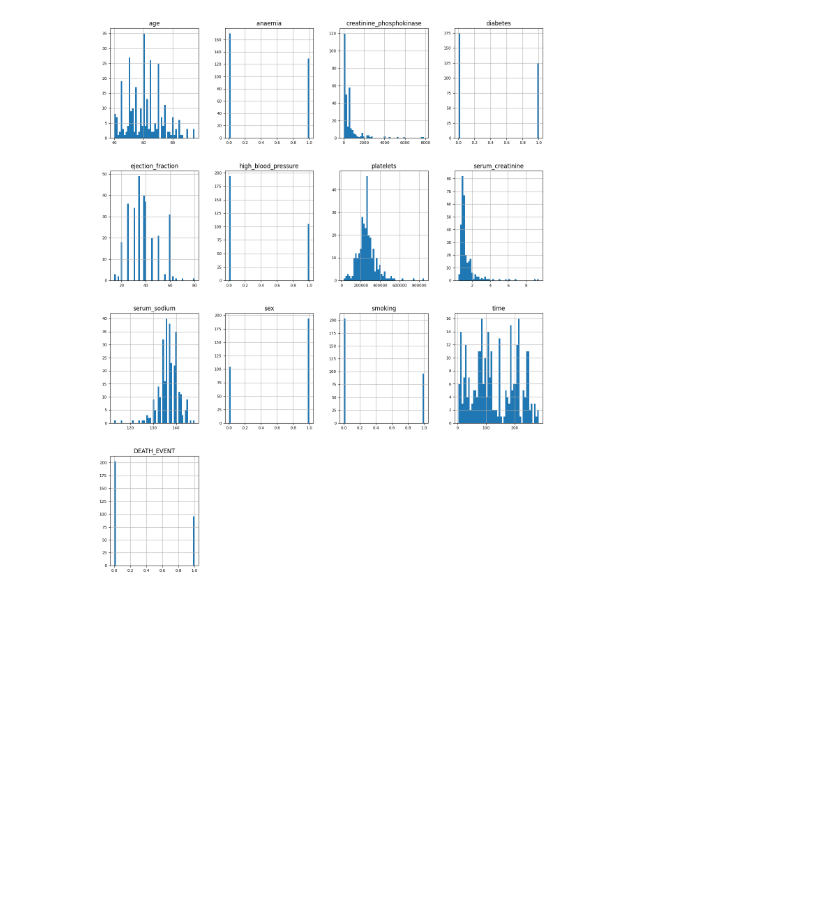
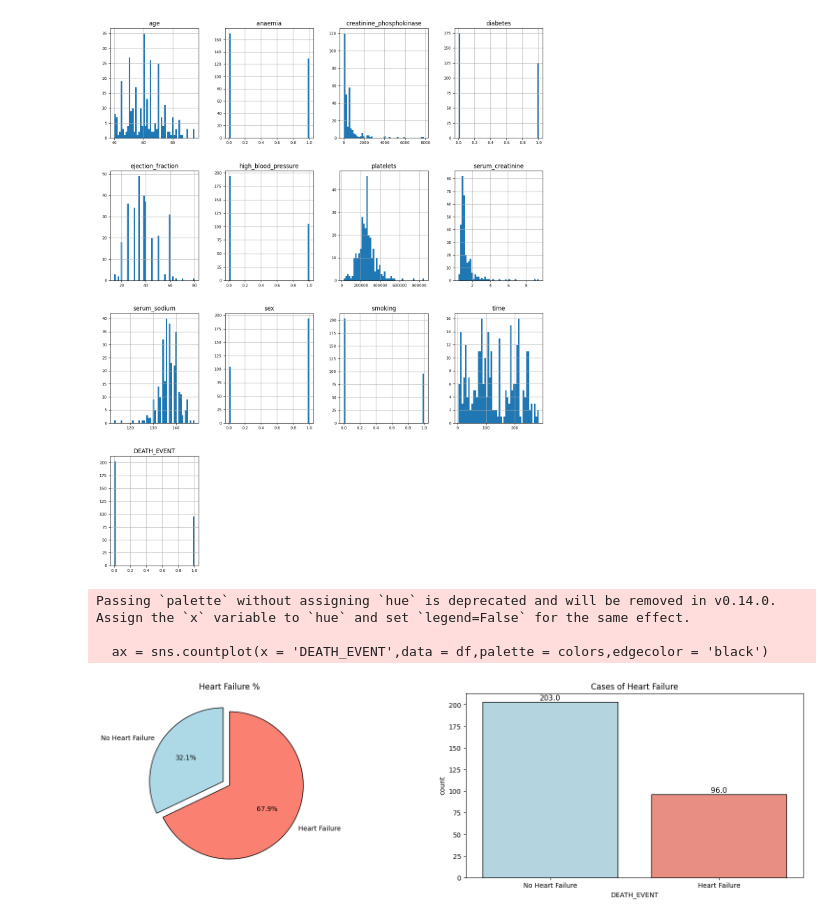
Before and after one commit to ShreyaSreeram/Customer-segmentation-project, a Jupyter notebook: Datascience_223_Final_Project.ipynb, the cells around one changed output. Cells and saved outputs as stored; diff of their text form; code cells hidden in the pictures; blank space fills up the shorter version.

Commit message:
death_event visualiation

```diff
--- a/Datascience_223_Final_Project.ipynb
+++ b/Datascience_223_Final_Project.ipynb
@@ -281,0 +262,19 @@ slope = [slope[0] / sum(slope) * 100,slope[1] / sum(slope) * 100,slope[2] / sum(
+# %%
+#Target variable visualisation to see how our data is balanced for the output variable (death_event):
+
+import matplotlib.pyplot as plt
+import seaborn as sns
+colors = ['lightblue', 'salmon']
+l = list(df['DEATH_EVENT'].value_counts())
+circle = [l[1] / sum(l) * 100,l[0] / sum(l) * 100]
+
+fig,ax = plt.subplots(nrows = 1,ncols = 2,figsize = (20,5))
+plt.subplot(1,2,1)
+plt.pie(circle,labels = ['No Heart Failure','Heart Failure'],autopct='%1.1f%%',startangle = 90,explode = (0.1,0),colors = colors,
+        wedgeprops = {'edgecolor' : 'black','linewidth': 1,'antialiased' : True})
+plt.title('Heart Failure %');
+# %% [output]
+Passing `palette` without assigning `hue` is deprecated and will be removed in v0.14.0. Assign the `x` variable to `hue` and set `legend=False` for the same effect.
+
+  ax = sns.countplot(x = 'DEATH_EVENT',data = df,palette = colors,edgecolor = 'black')
+[figure, added]
```
Also changed, not shown: parts of 1 cell of this notebook.
